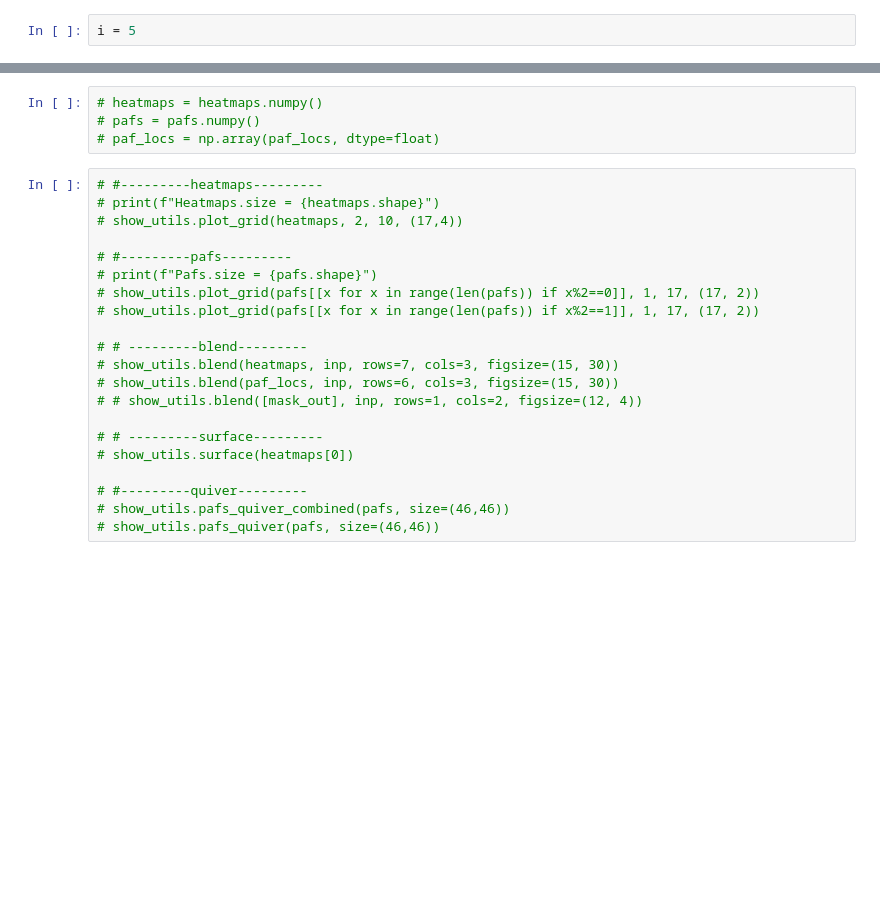
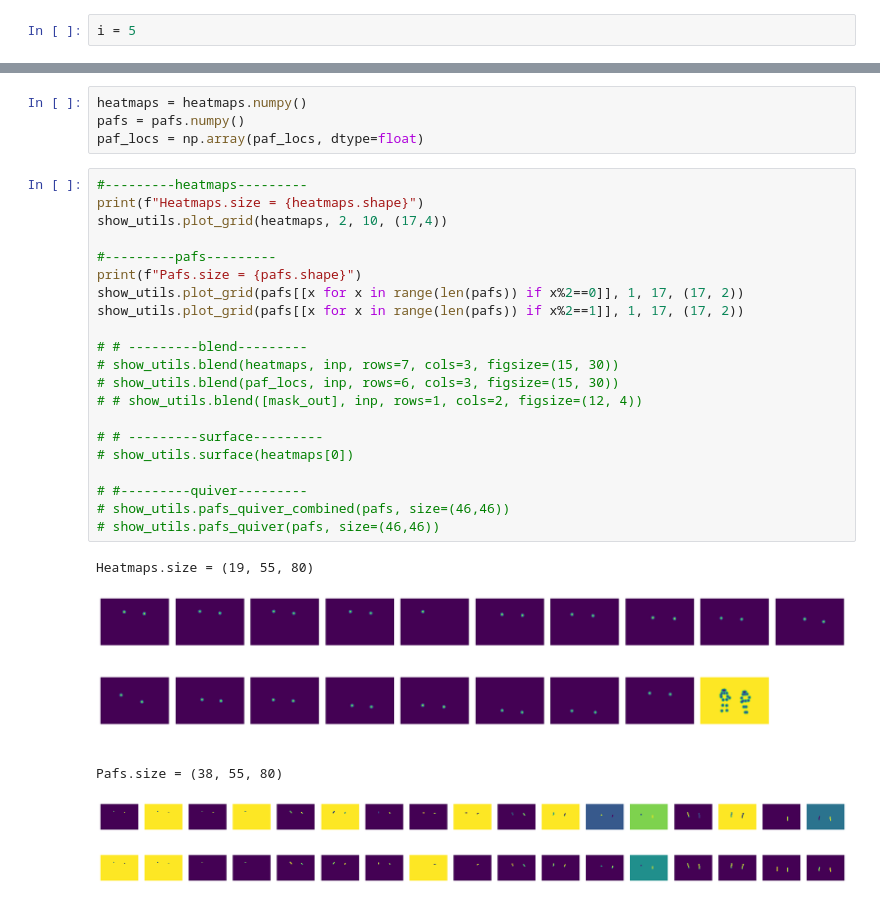
Before and after one commit to millliono/openpose, a Jupyter notebook: visual_dataset.ipynb, the cells around one changed output, grey strips where cells are left out. Cells and saved outputs as stored; diff of their text form; blank space fills up the shorter version.

```diff
--- a/visual_dataset.ipynb
+++ b/visual_dataset.ipynb
@@ -37,25 +49,31 @@ else:
 # %%
-# heatmaps = heatmaps.numpy()
-# pafs = pafs.numpy()
-# paf_locs = np.array(paf_locs, dtype=float)
+heatmaps = heatmaps.numpy()
+pafs = pafs.numpy()
+paf_locs = np.array(paf_locs, dtype=float)
 # %%
-# #---------heatmaps---------
-# print(f"Heatmaps.size = {heatmaps.shape}")
-# show_utils.plot_grid(heatmaps, 2, 10, (17,4))
+#---------heatmaps---------
+print(f"Heatmaps.size = {heatmaps.shape}")
+show_utils.plot_grid(heatmaps, 2, 10, (17,4))
 
-# #---------pafs---------
-# print(f"Pafs.size = {pafs.shape}")
-# show_utils.plot_grid(pafs[[x for x in range(len(pafs)) if x%2==0]], 1, 17, (17, 2))
-# show_utils.plot_grid(pafs[[x for x in range(len(pafs)) if x%2==1]], 1, 17, (17, 2))
+#---------pafs---------
+print(f"Pafs.size = {pafs.shape}")
+show_utils.plot_grid(pafs[[x for x in range(len(pafs)) if x%2==0]], 1, 17, (17, 2))
+show_utils.plot_grid(pafs[[x for x in range(len(pafs)) if x%2==1]], 1, 17, (17, 2))
 
 # # ---------blend---------
 # show_utils.blend(heatmaps, inp, rows=7, cols=3, figsize=(15, 30))
 # show_utils.blend(paf_locs, inp, rows=6, cols=3, figsize=(15, 30))
 # # show_utils.blend([mask_out], inp, rows=1, cols=2, figsize=(12, 4))
 
 # # ---------surface---------
 # show_utils.surface(heatmaps[0])
 
 # #---------quiver---------
 # show_utils.pafs_quiver_combined(pafs, size=(46,46))
 # show_utils.pafs_quiver(pafs, size=(46,46))
+# %% [output]
+Heatmaps.size = (19, 55, 80)
+[figure, added]
+Pafs.size = (38, 55, 80)
+[figure, added]
+[figure, added]
```
Also changed, not shown: parts of 3 cells of this notebook, 3 other files.
